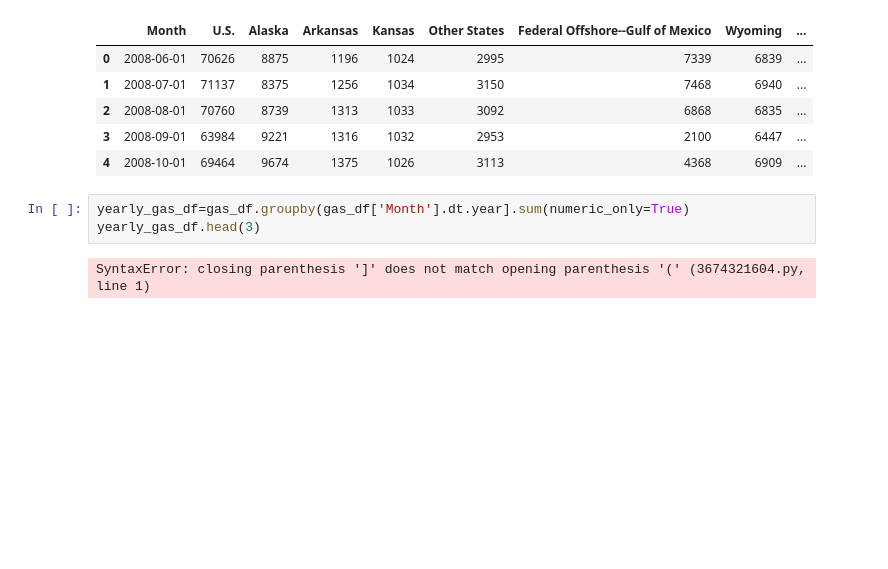
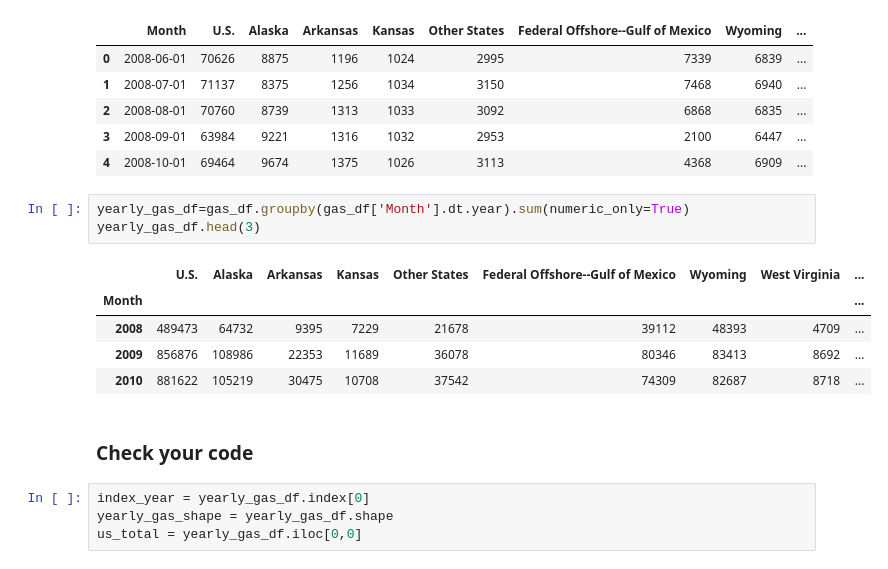
Before and after one commit to tmerthasanoglu/data-us-oil-and-gas-production, a Jupyter notebook: oil_and_gas.ipynb, the cells around one changed output. Drawn from its saved outputs; the diff is of its cells as text; blank space fills up the shorter version.

```diff
--- a/oil_and_gas.ipynb
+++ b/oil_and_gas.ipynb
@@ -141,7 +141,18 @@ gas_df.head()
 | 3 | 2008-09-01 | 63984 | 9221 | 1316 | 1032 | 2953 | 2100 | 6447 | ... |
 | 4 | 2008-10-01 | 69464 | 9674 | 1375 | 1026 | 3113 | 4368 | 6909 | ... |
 # %%
-yearly_gas_df=gas_df.groupby(gas_df['Month'].dt.year].sum(numeric_only=True)
+yearly_gas_df=gas_df.groupby(gas_df['Month'].dt.year).sum(numeric_only=True)
 yearly_gas_df.head(3)
 # %% [output]
-SyntaxError: closing parenthesis ']' does not match opening parenthesis '(' (3674321604.py, line 1)
+|  | U.S. | Alaska | Arkansas | Kansas | Other States | Federal Offshore--Gulf of Mexico | Wyoming | West Virginia | ... |
+| Month |  |  |  |  |  |  |  |  | ... |
+| 2008 | 489473 | 64732 | 9395 | 7229 | 21678 | 39112 | 48393 | 4709 | ... |
+| 2009 | 856876 | 108986 | 22353 | 11689 | 36078 | 80346 | 83413 | 8692 | ... |
+| 2010 | 881622 | 105219 | 30475 | 10708 | 37542 | 74309 | 82687 | 8718 | ... |
+# %% [markdown]
+
+### Check your code
+# %%
+index_year = yearly_gas_df.index[0]
+yearly_gas_shape = yearly_gas_df.shape
+us_total = yearly_gas_df.iloc[0,0]
```
Also changed, not shown: parts of 5 cells of this notebook, 1 other file.
